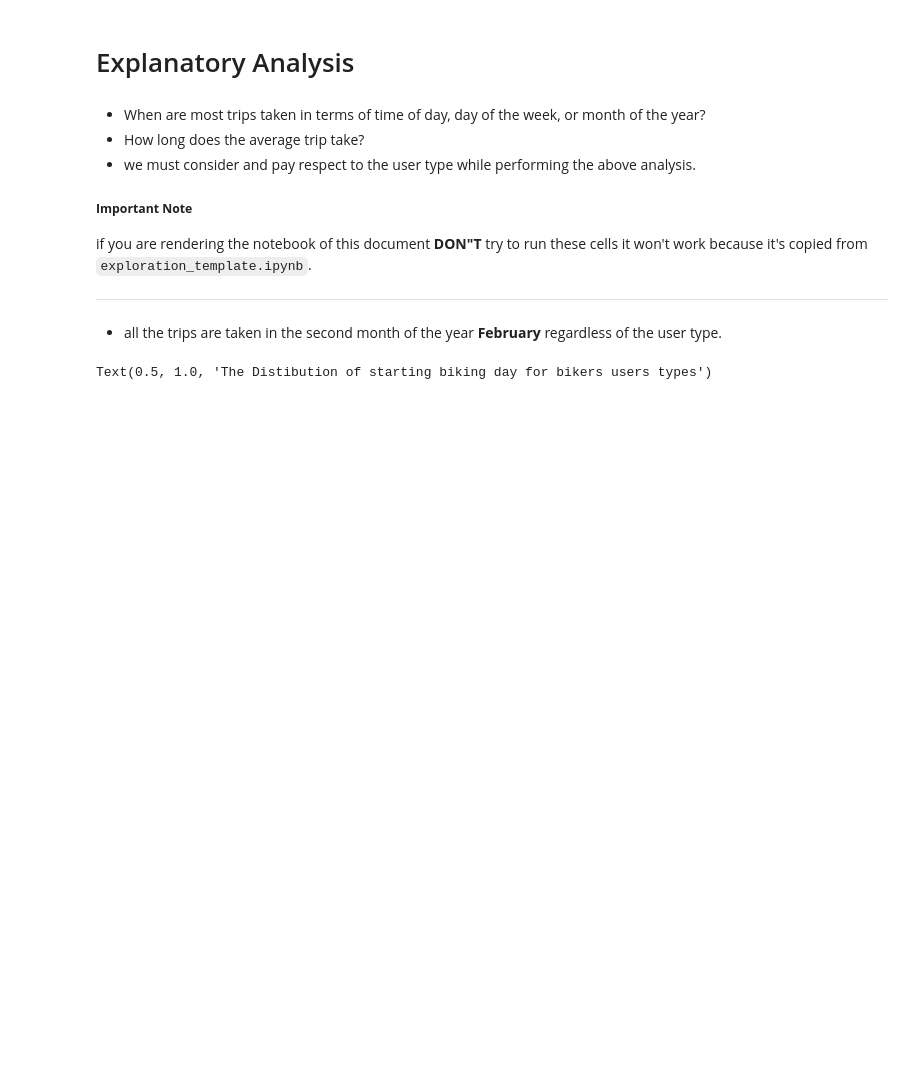
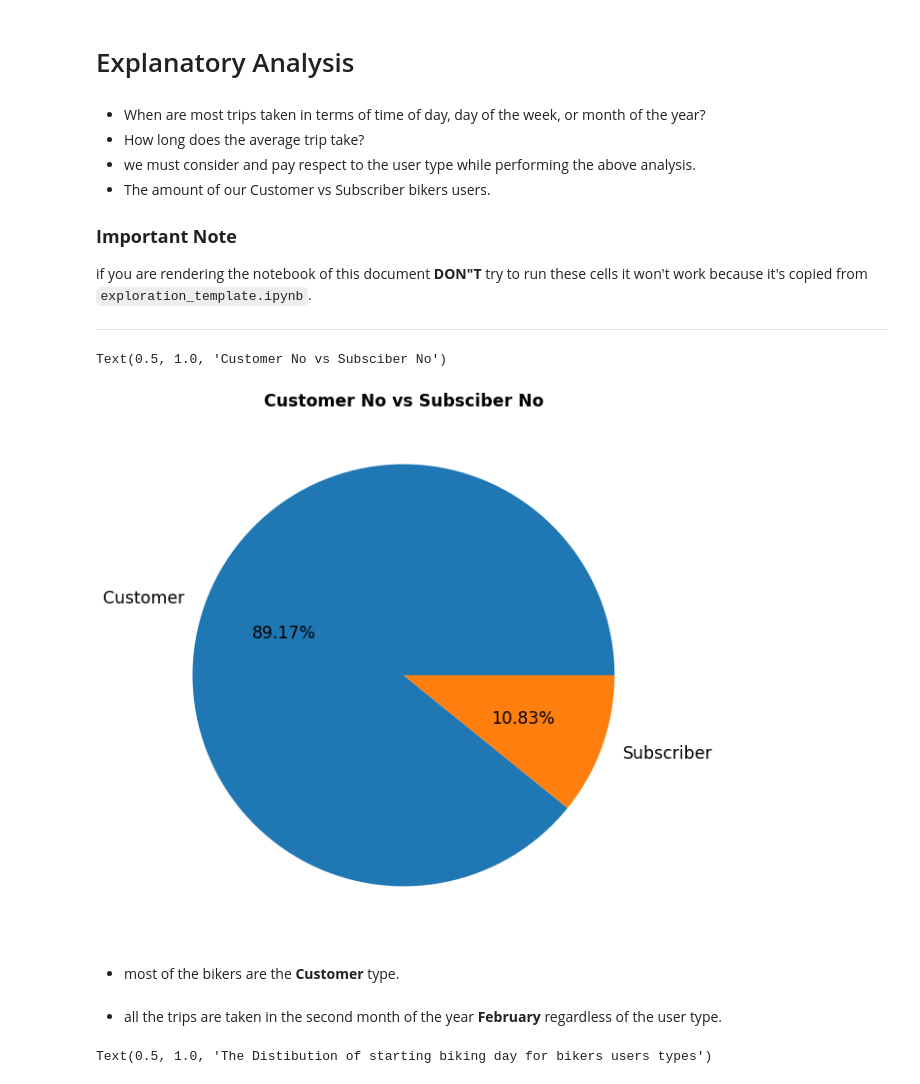
Before and after one commit to YousefSaber/Visualization-Project, a Jupyter notebook: explanatory analysis.ipynb, the cells around one changed output. Drawn from its saved outputs; the diff is of its cells as text; code cells hidden in the pictures; blank space fills up the shorter version.

```diff
--- a/explanatory analysis.ipynb
+++ b/explanatory analysis.ipynb
@@ -4,10 +4,21 @@
 * When are most trips taken in terms of time of day, day of the week, or month of the year?
 * How long does the average trip take?
 * we must consider and pay respect to the user type while performing the above analysis.
+* The amount of our Customer vs Subscriber bikers users.
 
-##### **Important Note**
+### **Important Note**
 if you are rendering the notebook of this document **DON"T** try to run these cells it won't work because it's copied from `exploration_template.ipynb`.
 ***
+# %%
+plt.figure(figsize=(10,10))
+plt.pie(bike_data['user_type'].value_counts(),autopct='%.2f%%',labels=bike_data['user_type'].dropna().unique(),textprops={
+    'fontsize':'xx-large'})
+plt.title('Customer No vs Subsciber No',weight='bold',fontsize='xx-large')
+# %% [output]
+Text(0.5, 1.0, 'Customer No vs Subsciber No')
+[figure, added]
+# %% [markdown]
+* most of the bikers are the **Customer** type.
 # %% [markdown]
 * all the trips are taken in the second month of the year **February** regardless of the user type.
 # %%
```
Also changed, not shown: 3 other files.
